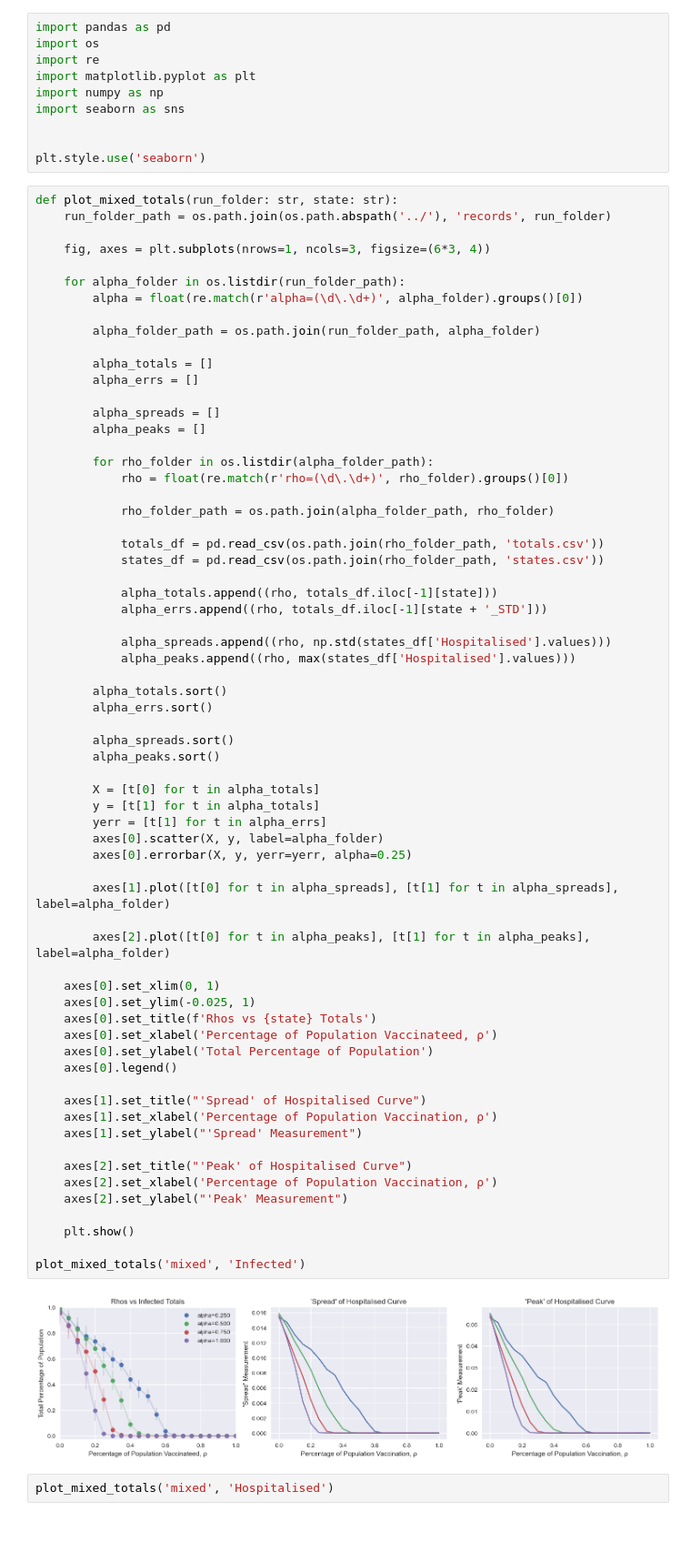
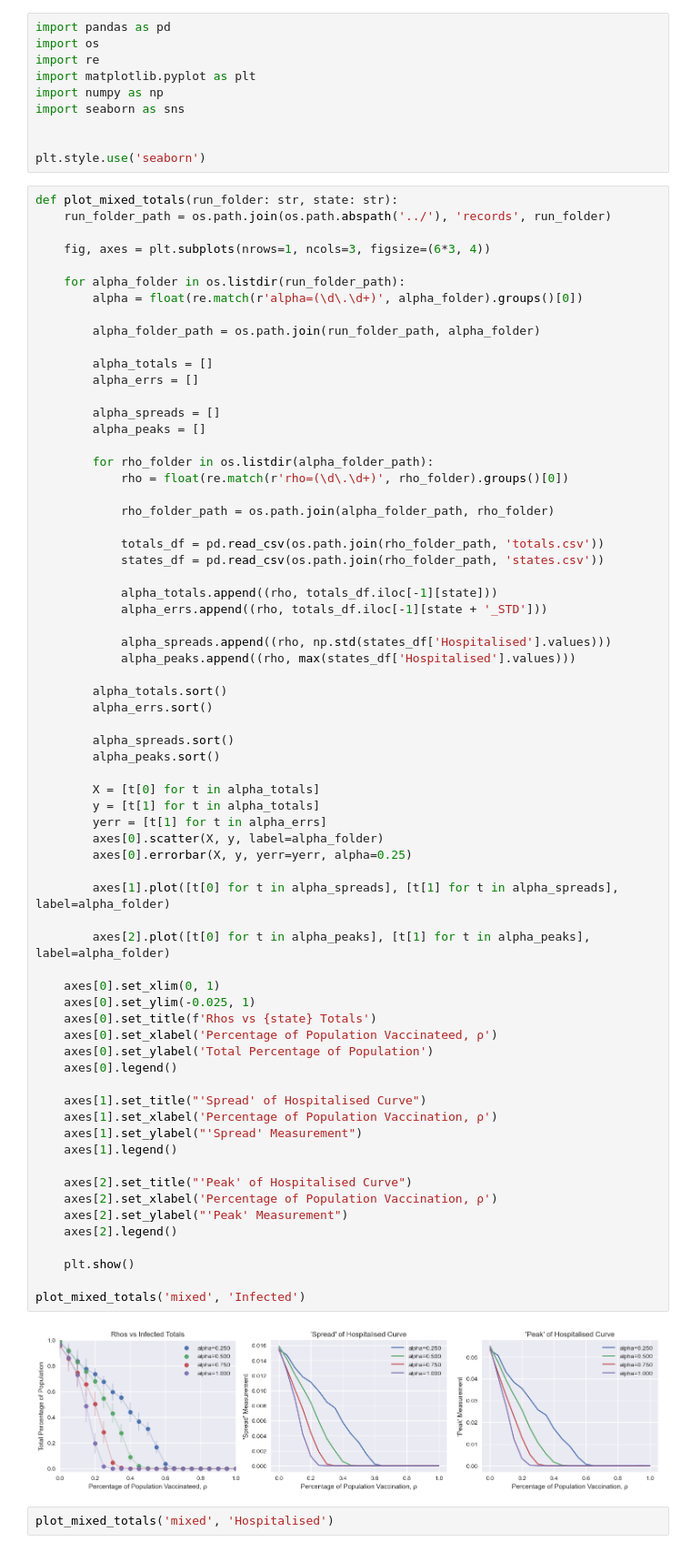
Before and after one commit to lucaswarwick02/Part-III-Individual-Project, a Jupyter notebook: notebooks/TEMP_mixed.ipynb, the cells around one changed output. Shown at 91% size. Saved outputs shown, nothing was run; the diff lists cells and outputs as text.

```diff
--- a/notebooks/TEMP_mixed.ipynb
+++ b/notebooks/TEMP_mixed.ipynb
@@ -47,34 +47,36 @@ def plot_mixed_totals(run_folder: str, state: str):
 
         X = [t[0] for t in alpha_totals]
         y = [t[1] for t in alpha_totals]
         yerr = [t[1] for t in alpha_errs]
         axes[0].scatter(X, y, label=alpha_folder)
         axes[0].errorbar(X, y, yerr=yerr, alpha=0.25)
 
         axes[1].plot([t[0] for t in alpha_spreads], [t[1] for t in alpha_spreads], label=alpha_folder)
 
         axes[2].plot([t[0] for t in alpha_peaks], [t[1] for t in alpha_peaks], label=alpha_folder)
 
     axes[0].set_xlim(0, 1)
     axes[0].set_ylim(-0.025, 1)
     axes[0].set_title(f'Rhos vs {state} Totals')
     axes[0].set_xlabel('Percentage of Population Vaccinateed, ρ')
     axes[0].set_ylabel('Total Percentage of Population')
     axes[0].legend()
 
     axes[1].set_title("'Spread' of Hospitalised Curve")
     axes[1].set_xlabel('Percentage of Population Vaccination, ρ')
     axes[1].set_ylabel("'Spread' Measurement")
+    axes[1].legend()
 
     axes[2].set_title("'Peak' of Hospitalised Curve")
     axes[2].set_xlabel('Percentage of Population Vaccination, ρ')
     axes[2].set_ylabel("'Peak' Measurement")
+    axes[2].legend()
 
     plt.show()
 
 plot_mixed_totals('mixed', 'Infected')
 # %% [output]
-[figure, old version]
+[figure, new version]
 # %%
 plot_mixed_totals('mixed', 'Hospitalised')
 # %% [output]
```
Also changed, not shown: 17 other files.
